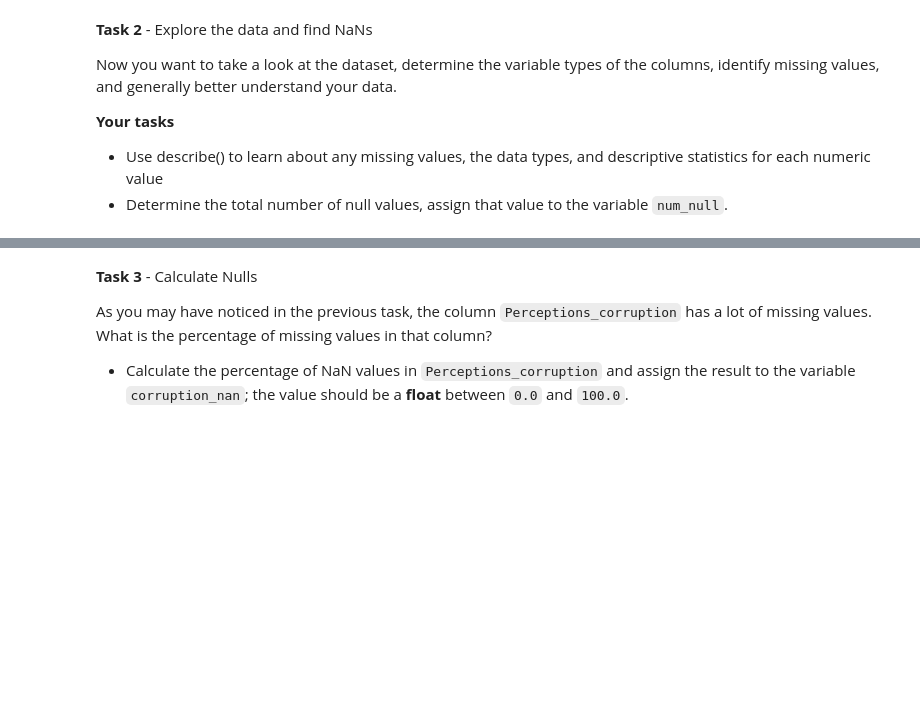
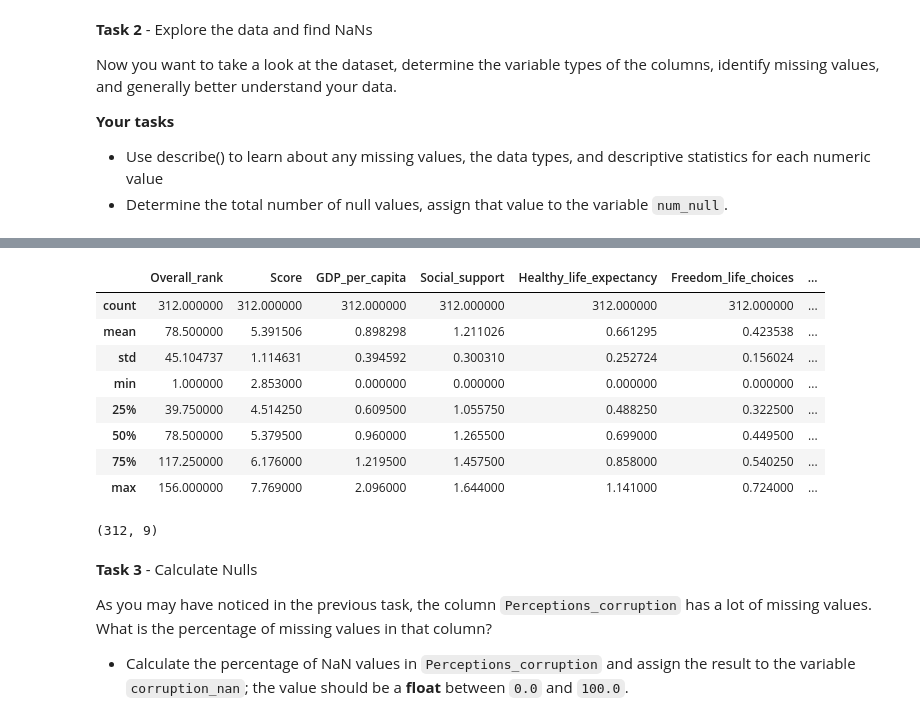
Before and after one commit to sikoh/DS-Linear-Algebra, a Jupyter notebook: Sprint-Challenge/DS_SprintChallenge_LinearAlgebra.ipynb, the cells around one changed output, grey strips where cells are left out. Cells and saved outputs as stored; diff of their text form; code cells hidden in the pictures; blank space fills up the shorter version.

```diff
--- a/Sprint-Challenge/DS_SprintChallenge_LinearAlgebra.ipynb
+++ b/Sprint-Challenge/DS_SprintChallenge_LinearAlgebra.ipynb
@@ -33,13 +33,14 @@ For more information about the data, you can look here: [Kaggle: World Happiness
 * the shape of your DataFrame should be `(312, 8)`
 # %%
 # Task 1
+import pandas as pd
+import numpy as np
 
 # URL provided
 url = "https://raw.githubusercontent.com/bloominstituteoftechnology/data-science-practice-datasets/main/unit_1/Happy/happiness_years18_19.csv"
 
 # YOUR CODE HERE
-raise NotImplementedError()
-
+#raise NotImplementedError()
+happy = pd.read_csv(url)
 # Print out the DataFrame
 happy.head()
-#happy.shape
@@ -68,3 +95,19 @@ print("The total number of null values is:", num_null)
+# %%
+happy.describe()
+# %% [output]
+|  | Overall_rank | Score | GDP_per_capita | Social_support | Healthy_life_expectancy | Freedom_life_choices | ... |
+| count | 312.000000 | 312.000000 | 312.000000 | 312.000000 | 312.000000 | 312.000000 | ... |
+| mean | 78.500000 | 5.391506 | 0.898298 | 1.211026 | 0.661295 | 0.423538 | ... |
+| std | 45.104737 | 1.114631 | 0.394592 | 0.300310 | 0.252724 | 0.156024 | ... |
+| min | 1.000000 | 2.853000 | 0.000000 | 0.000000 | 0.000000 | 0.000000 | ... |
+| 25% | 39.750000 | 4.514250 | 0.609500 | 1.055750 | 0.488250 | 0.322500 | ... |
+| 50% | 78.500000 | 5.379500 | 0.960000 | 1.265500 | 0.699000 | 0.449500 | ... |
+| 75% | 117.250000 | 6.176000 | 1.219500 | 1.457500 | 0.858000 | 0.540250 | ... |
+| max | 156.000000 | 7.769000 | 2.096000 | 1.644000 | 1.141000 | 0.724000 | ... |
+# %%
+happy.shape
+# %% [output]
+(312, 9)
 # %%
 # Task 2 - Test
 import numpy as np
```
Also changed, not shown: parts of 5 cells of this notebook.
